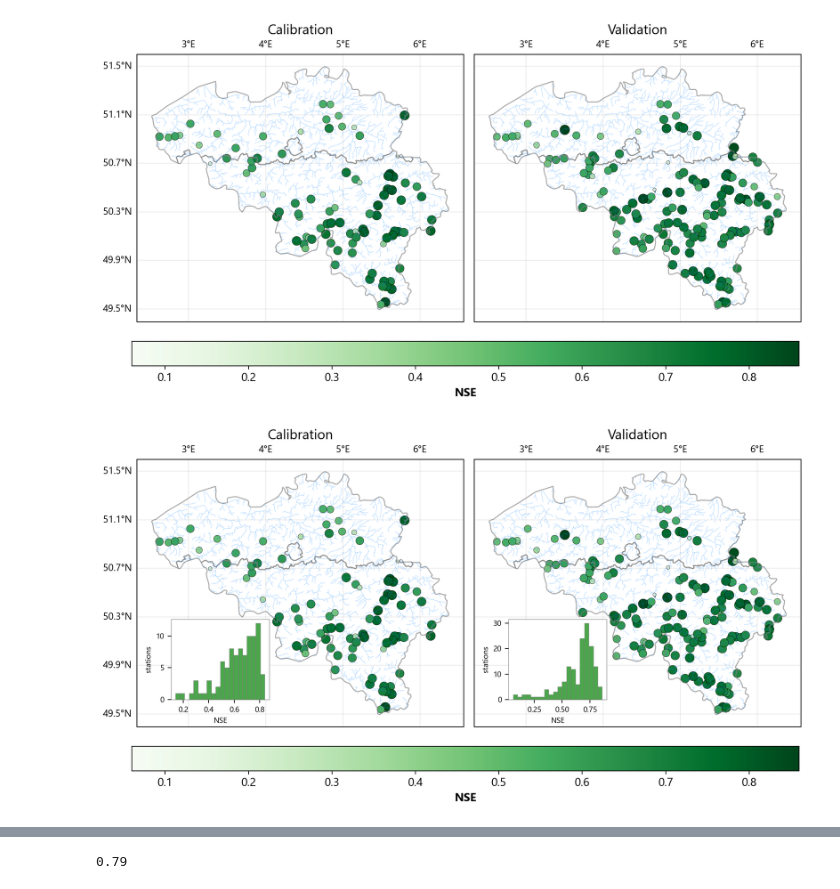
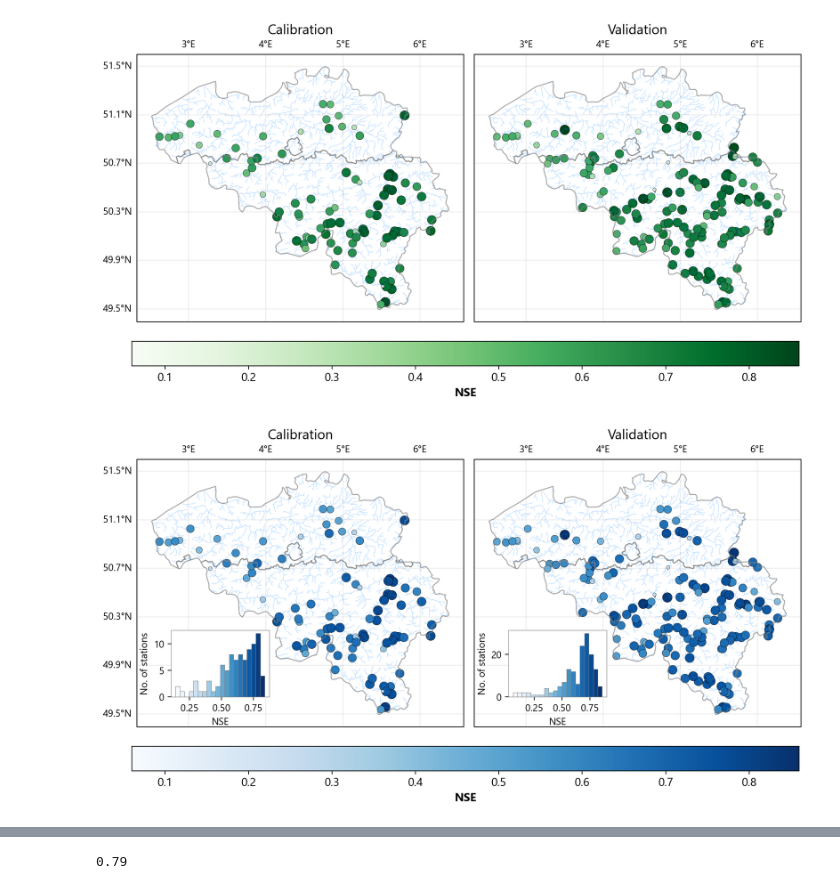
Before and after one commit to klekarkar/mHM_IO_dataprocessing, a Jupyter notebook: flow_evaluation.ipynb, the cells around one changed output, grey strips where cells are left out. Drawn from its saved outputs; the diff is of its cells as text; code cells hidden in the pictures.

```diff
--- a/flow_evaluation.ipynb
+++ b/flow_evaluation.ipynb
@@ -395,7 +365,7 @@ import cartopy.crs as ccrs
 
 def map_calib_val_stats(boundary_shp_path, rivers_shp_path,
                         calib_gdf, val_gdf,
-                        performance_statistic, cmap='Greens'):
+                        performance_statistic, cmap=cmap):
     """
     Maps calibration and validation model statistics side by side with inset histograms.
     """
@@ -462,18 +432,32 @@ def map_calib_val_stats(boundary_shp_path, rivers_shp_path,
 
         ax.set_title(f'{titles[i]}', fontsize=14)
 
-        # Inset histogram
-        inset_ax = inset_axes(ax, width="30%", height="30%", bbox_to_anchor=(-.58, -.58, 1.0, 1.0), bbox_transform=ax.transAxes)
-        inset_ax.hist(gdf[performance_statistic], bins=20, color='green', edgecolor='gray', linewidth=0.5, alpha=0.7)
-        inset_ax.tick_params(axis='both', labelsize=8)
-        inset_ax.set_xlabel(performance_statistic, fontsize=8)
-        inset_ax.set_ylabel('no. of stations', fontsize=8)
+        # Inset histogram  bbox_to_anchor = (x0, y0, width, height)
+        inset_ax = inset_axes(ax, width="30%", height="25%", bbox_to_anchor=(-.58, -.62, 1.0, 1.0), bbox_transform=ax.transAxes)
 
-        #change frame color
-        # Change frame (spine) width and color
+        x = gdf[gdf[performance_statistic]>0.0][performance_statistic].to_numpy()
+
+        cm = plt.cm.get_cmap(cmap)
+        _, bins, patches = inset_ax.hist(x, bins=20, color="r")  # Corrected axis
+        bin_centers = 0.5*(bins[:-1]+bins[1:])
+        col = bin_centers - min(bin_centers)
+        if np.max(col) > 0:
+            col /= np.max(col)
+
+        for c, p in zip(col, patches):
+            plt.setp(p, "facecolor", cm(c))
+            edgecolor = 'gray'
+            lwidth = 0.4
+            plt.setp(p, "edgecolor", edgecolor, "linewidth", lwidth)
+
+        inset_ax.tick_params(axis='both', labelsize=10)
+        inset_ax.set_xlabel(performance_statistic, fontsize=10)
+        inset_ax.set_ylabel('No. of stations', fontsize=10)
+
+        # Change frame color and width
         for spine in inset_ax.spines.values():
-            spine.set_linewidth(0.5)  # Set the frame (border) width
-            spine.set_edgecolor('gray')  # Set the frame color
+            spine.set_linewidth(0.5)
+            spine.set_edgecolor('gray')
 
 
     # Shared colorbar
@@ -486,6 +470,6 @@ def map_calib_val_stats(boundary_shp_path, rivers_shp_path,
     #save the figure as pdf
     plt.savefig("calibration_validation_map.png", bbox_inches='tight', dpi=300)
 # %%
-map_calib_val_stats(be_shp, rivers_shp_path, cal_gdf, val_gdf, performance_statistic, cmap)
+map_calib_val_stats(be_shp, rivers_shp_path, cal_gdf, val_gdf, performance_statistic, cmap='Blues')
 # %% [output]
-[figure, old version]
+[figure, new version]
```
Also changed, not shown: parts of 9 cells of this notebook, 12 other files.
